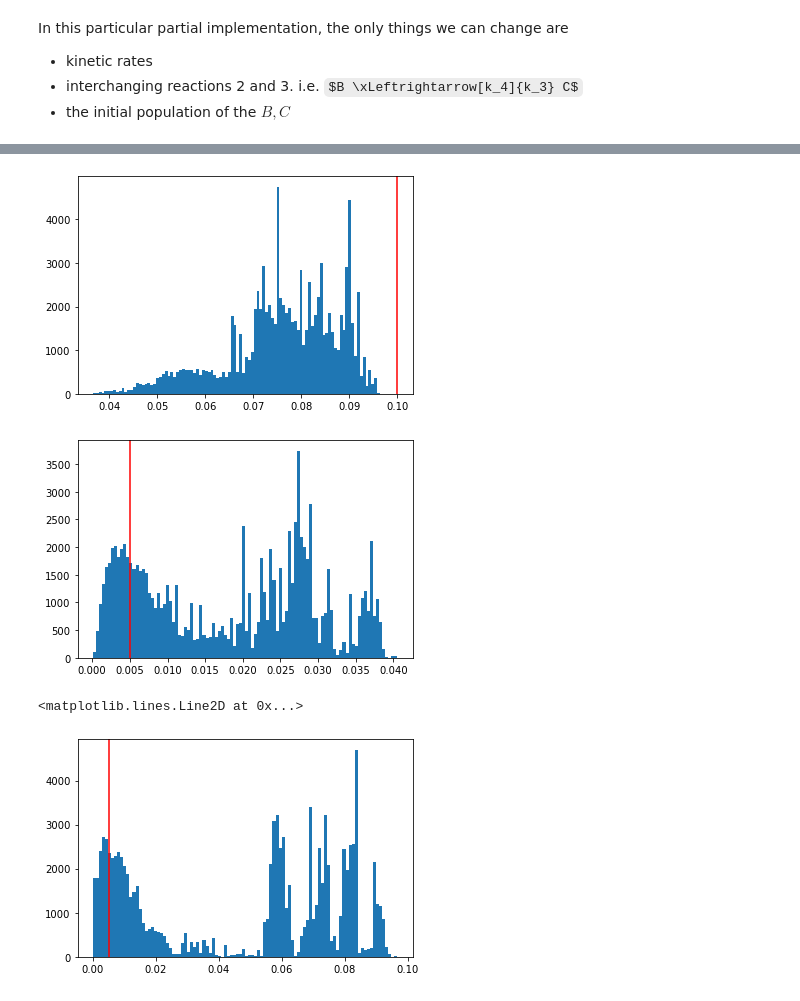
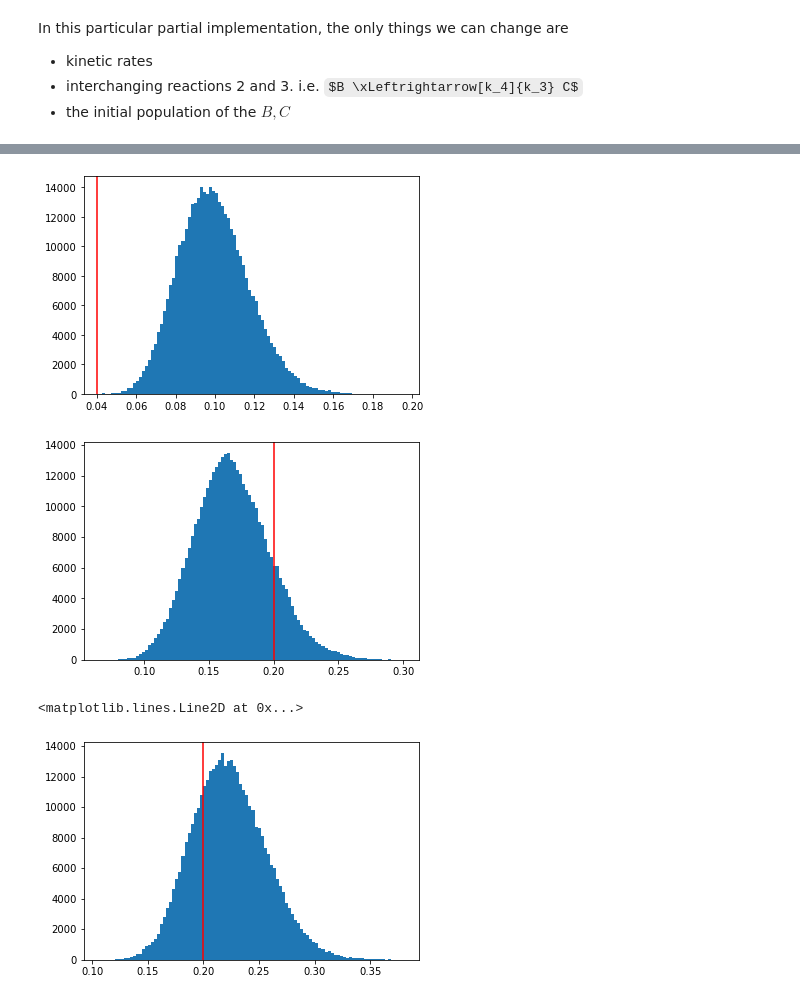
Before and after one commit to WangHaiYang874/ABC22, a Jupyter notebook: non-abc abc copy.ipynb, the cells around one changed output, grey strips where cells are left out. Drawn from its saved outputs; the diff is of its cells as text; code cells hidden in the pictures; some formulas as TeX source.

```diff
--- a/non-abc abc copy.ipynb
+++ b/non-abc abc copy.ipynb
@@ -39,4 +37,5 @@ the observables are only copy number of `A`, so our observation should be that:
 # %%
-a = model.get_observation(t,x,'A').flatten()
-plt.plot(t,a,label='observed A')
+b = model.get_observation(t,x,'B').flatten()
+plt.plot(t,b,label='observed B')
+plt.legend();
 # %% [output]
@@ -73,22 +74,33 @@ def log_likelihood(state):
 # %%
 total_copy_number = np.sum(x[0])
 
-def generate_initial_state(a=a,t=t,total_copy_number=total_copy_number):
+def generate_initial_state(b,t,total_copy_number=total_copy_number):
     cond = True
     while cond:
-        k = np.random.uniform(1e-3,1e-1,4)
-        diff_c = np.zeros(len(t)-1)
-        diff_c[np.diff(a,1) == 0] = np.random.choice([-1,1],size = np.sum(np.diff(a,1) == 0))
+
+        k = np.random.uniform(0,0.5,len(kinetic_rates)) + kinetic_rates
         c0 = np.random.randint(0,total_copy_number)
-        c = np.cumsum(np.insert(diff_c,0,c0))
-        b = total_copy_number - a -c
+        a0 = total_copy_number - c0 - b[0]
+
+        diff_b = np.diff(b,1) # this equals to '- diff_a - diff_c'
+        diff_a = np.zeros(shape=diff_b.shape)
+        # diff_c = np.zeros(0)
+
+        for i,db in enumerate(diff_b):
+            if np.random.uniform() < 0.5:
+                diff_a[i] = -db
+            # else:
+                # diff_c[i] = db
+
+        a = np.cumsum(np.insert(diff_a,0,a0))
+        c = total_copy_number - a - b
         if np.any(b<0) or np.any(c<0):
             continue
         else: cond = (log_likelihood((k,a,b,c)) == -np.inf)
     initial_state = (k,a,b,c)
     return initial_state
 # %%
-initial_state = generate_initial_state()
+initial_state = generate_initial_state(b,t)
 k,a,b,c = initial_state
 log_likelihood(initial_state)
 # %% [output]
@@ -241,3 +260,3 @@ def mcmc(initial_state, n):
 # %%
-pst_samples = mcmc(initial_state, n=50000)
+pst_samples = mcmc(initial_state, n=400000)
 # %% [output]
@@ -270,19 +266,19 @@ print()
 # %%
-plt.hist( pst_k[:,0], bins = 100)
+plt.hist( pst_k[1000:,0], bins = 100)
 plt.axvline(kinetic_rates[0],c='r')
 print()
 # %% [output]
-[figure, old version]
+[figure, new version]
 # %%
-plt.hist( pst_k[:,1], bins = 100)
+plt.hist( pst_k[1000:,1], bins = 100)
 plt.axvline(kinetic_rates[1],c='r')
 print()
 # %% [output]
-[figure, old version]
+[figure, new version]
 # %%
-plt.hist(pst_k[:,2], bins = 100)
+plt.hist(pst_k[1000:,2], bins = 100)
 plt.axvline(kinetic_rates[2],c='r')
 # %% [output]
 <matplotlib.lines.Line2D at 0x...>
-[figure, old version]
+[figure, new version]
 # %%
```
Also changed, not shown: parts of 24 cells of this notebook, 1 other file.
